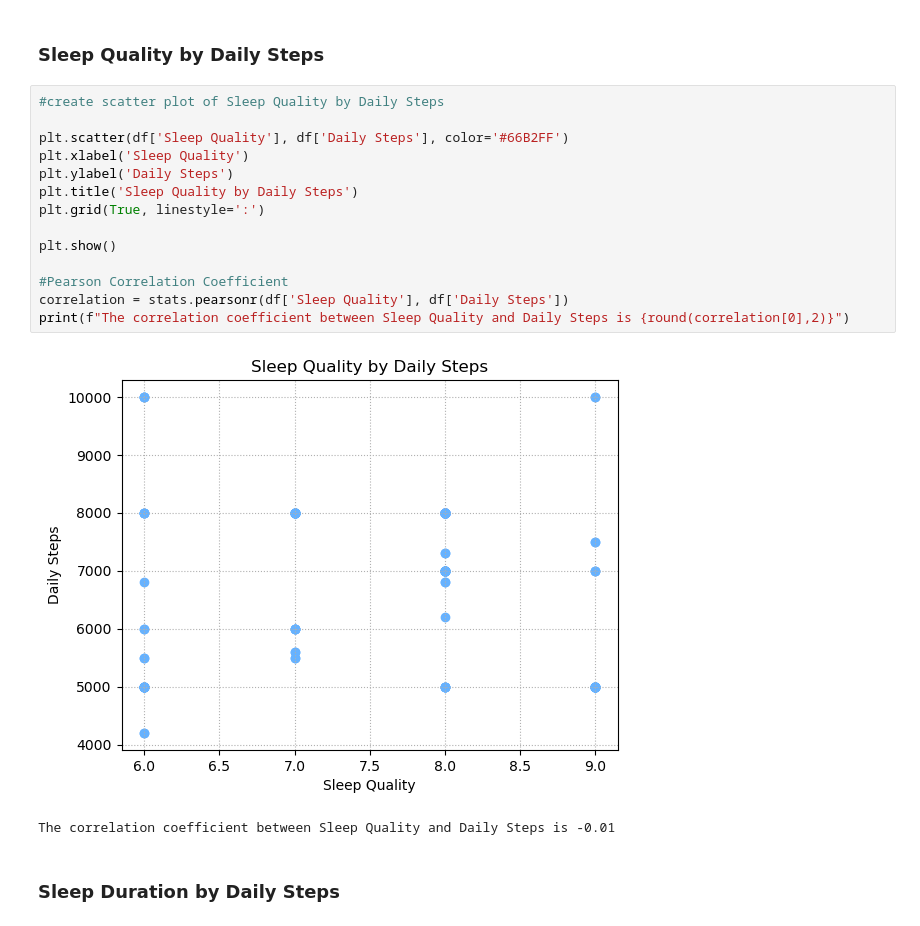
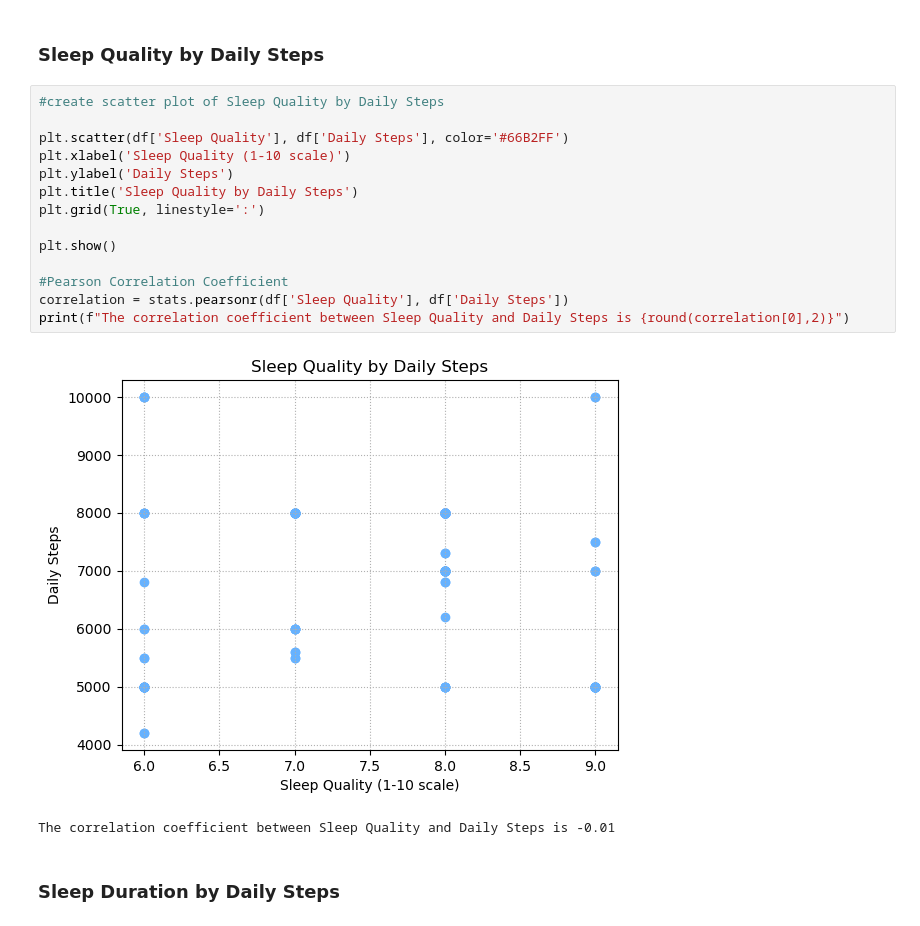
Before and after one commit to ThanhVo626/SleepHealth_EDA, a Jupyter notebook: occupation_and_exercise_EDA/sleep_health_EDA.ipynb, the cells around one changed output. Cells and saved outputs as stored; diff of their text form.

```diff
--- a/occupation_and_exercise_EDA/sleep_health_EDA.ipynb
+++ b/occupation_and_exercise_EDA/sleep_health_EDA.ipynb
@@ -380,19 +428,19 @@ The correlation coefficient between Sleep Duration and Physical Activity Level i
 # %%
 #create scatter plot of Sleep Quality by Daily Steps
 
 plt.scatter(df['Sleep Quality'], df['Daily Steps'], color='#66B2FF')
-plt.xlabel('Sleep Quality')
+plt.xlabel('Sleep Quality (1-10 scale)')
 plt.ylabel('Daily Steps')
 plt.title('Sleep Quality by Daily Steps')
 plt.grid(True, linestyle=':')
 
 plt.show()
 
 #Pearson Correlation Coefficient
 correlation = stats.pearsonr(df['Sleep Quality'], df['Daily Steps'])
 print(f"The correlation coefficient between Sleep Quality and Daily Steps is {round(correlation[0],2)}")
 # %% [output]
-[figure, old version]
+[figure, new version]
 The correlation coefficient between Sleep Quality and Daily Steps is -0.01
 # %% [markdown]
 ### Sleep Duration by Daily Steps
```
Also changed, not shown: parts of 24 cells of this notebook.
